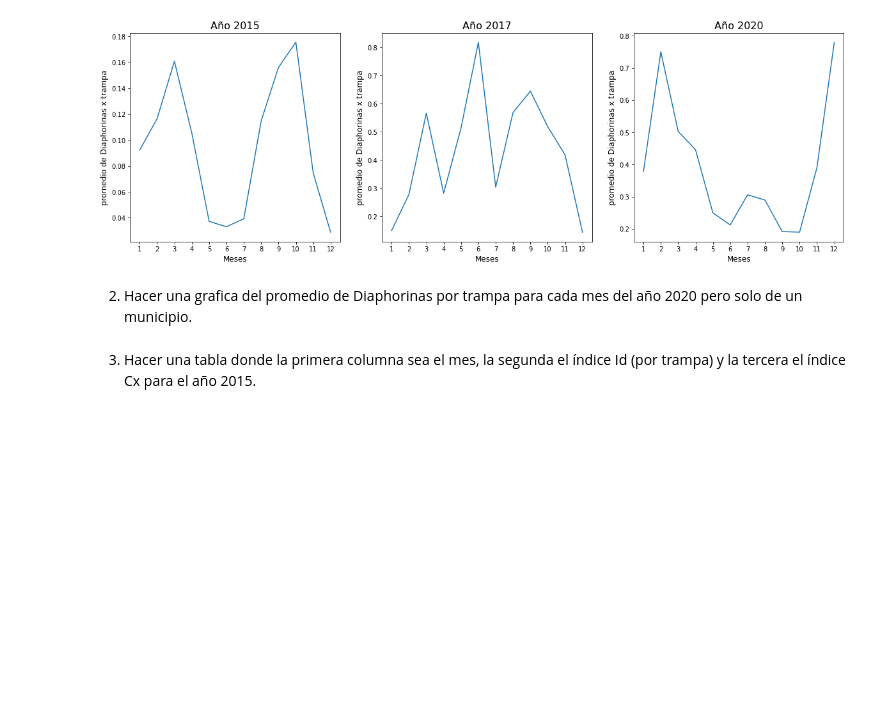
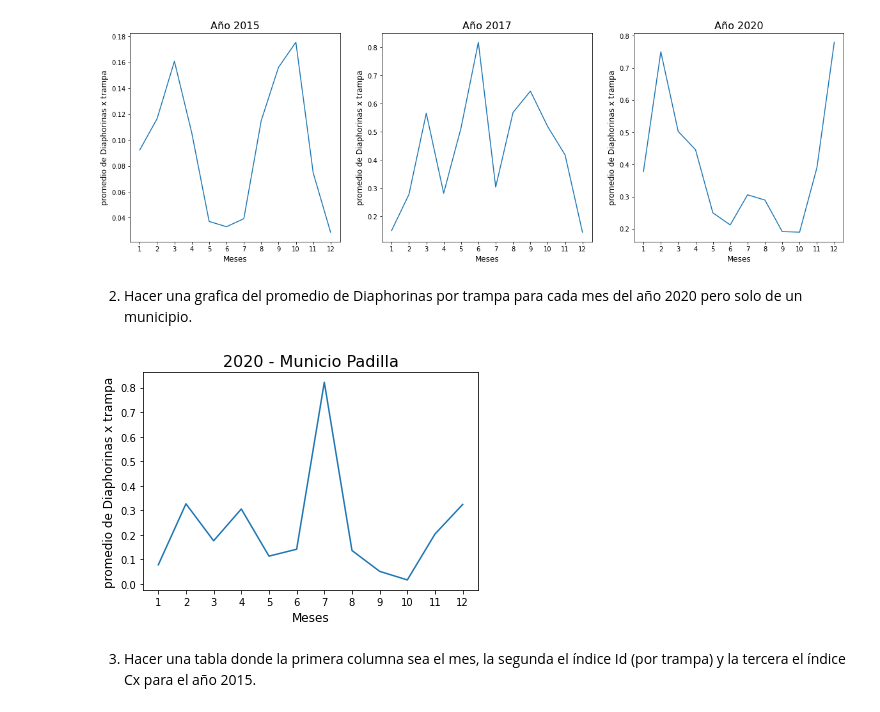
Before and after one commit to KarenLira25/Proyecto1_AnalisisDatos, a Jupyter notebook: Tarea1.ipynb, the cells around one changed output. Saved outputs shown, nothing was run; the diff lists cells and outputs as text; code cells hidden in the pictures; blank space fills up the shorter version.

```diff
--- a/Tarea1.ipynb
+++ b/Tarea1.ipynb
@@ -121,13 +123,39 @@ plt.show()
 [figure]
 # %% [markdown]
 2. Hacer una grafica del promedio de Diaphorinas por trampa para cada mes del año 2020 pero solo de un municipio.
-# %%
-#Municipio Padilla
-df_2020 = df.get('2020')
-
-#DiaphorinaXTrampa
-#Municipio
-#Mes
+# %%
+#Municipio Padilla
+Padilla = df_2020.loc[df_2020['Municipio']=='PADILLA']
+
+#Meses
+mes1 =Padilla[Padilla['Mes']==1]
+mes2 =Padilla[Padilla['Mes']==2]
+mes3 =Padilla[Padilla['Mes']==3]
+mes4 =Padilla[Padilla['Mes']==4]
+mes5 =Padilla[Padilla['Mes']==5]
+mes6 =Padilla[Padilla['Mes']==6]
+mes7 =Padilla[Padilla['Mes']==7]
+mes8 =Padilla[Padilla['Mes']==8]
+mes9 =Padilla[Padilla['Mes']==9]
+mes10 =Padilla[Padilla['Mes']==10]
+mes11 =Padilla[Padilla['Mes']==11]
+mes12 =Padilla[Padilla['Mes']==12]
+
+promedio=[mes1['DiaphorinaXTrampa'].mean(), mes2['DiaphorinaXTrampa'].mean(), mes3['DiaphorinaXTrampa'].mean(), mes4['DiaphorinaXTrampa'].mean(), mes5['DiaphorinaXTrampa'].mean(), mes6['DiaphorinaXTrampa'].mean(),
+   mes7['DiaphorinaXTrampa'].mean(), mes8['DiaphorinaXTrampa'].mean(), mes9['DiaphorinaXTrampa'].mean(), mes10['DiaphorinaXTrampa'].mean(), mes11['DiaphorinaXTrampa'].mean(), mes12['DiaphorinaXTrampa'].mean()]
+
+#Gráficas
+xtick_labels=[1,2,3,4,5,6,7,8,9,10,11,12]
+fig, ax = plt.subplots()
+ax.plot(promedio)
+plt.title("2020 - Municio Padilla",size=16)
+ax.set_xticks(range(0,12,1))
+ax.set_xticklabels(xtick_labels)
+plt.xlabel("Meses",size=12)
+plt.ylabel("promedio de Diaphorinas x trampa",size=12)
+plt.show()
+# %% [output]
+[figure, added]
 # %% [markdown]
 3. Hacer una tabla donde la primera columna sea el mes, la segunda el índice
 Id (por trampa) y la tercera el índice Cx para el año 2015.
```
Also changed, not shown: parts of 8 cells of this notebook.
